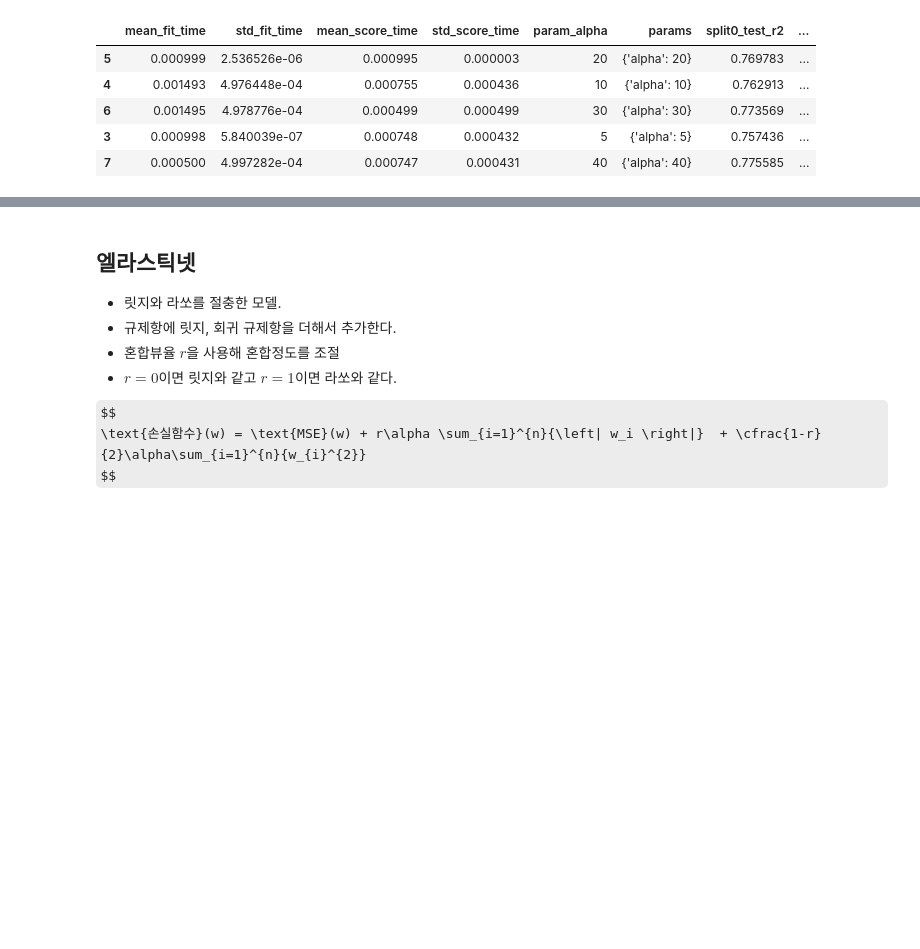
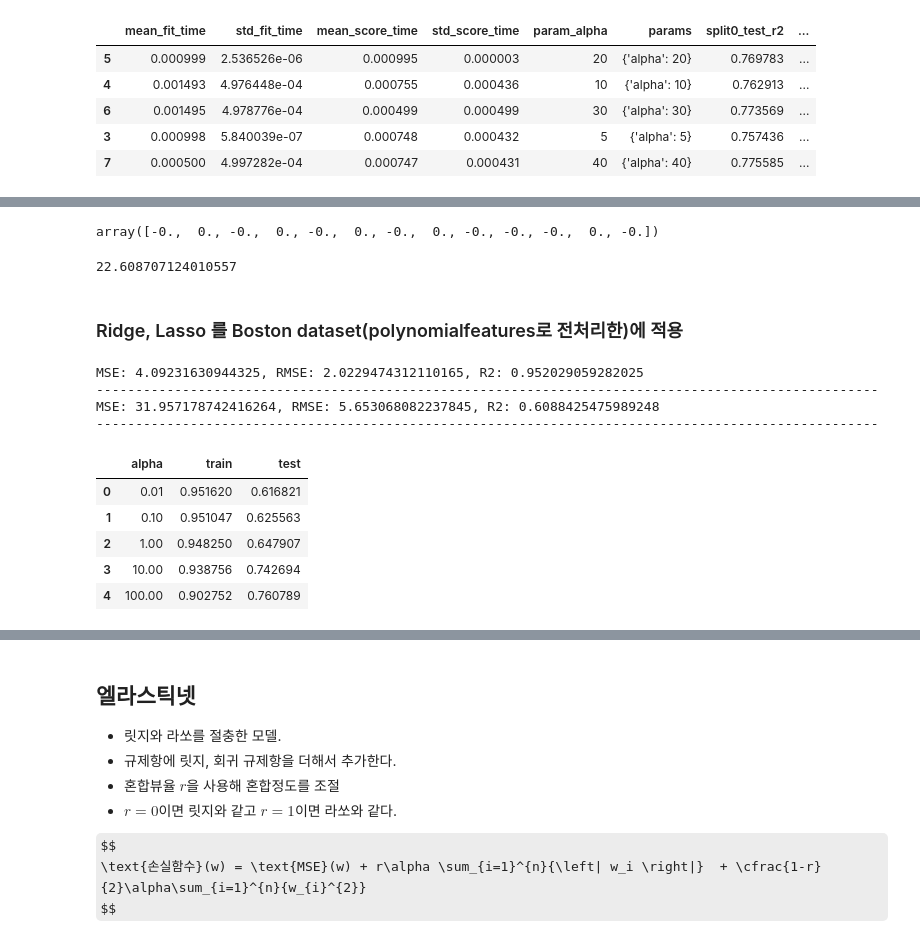
Before and after one commit to purple-cabbage0030/class_review, a Jupyter notebook: 11.MachineLearning/13_선형회귀.ipynb, the cells around one changed output, grey strips where cells are left out. Saved outputs shown, nothing was run; the diff lists cells and outputs as text; code cells hidden in the pictures; some formulas as TeX source; blank space fills up the shorter version.

```diff
--- a/11.MachineLearning/13_선형회귀.ipynb
+++ b/11.MachineLearning/13_선형회귀.ipynb
@@ -617,0 +643,9 @@ $$
+# %%
+lasso = Lasso(random_state=0, alpha=10)   # alpha = 10
+lasso.fit(X_train_scaled, y_train)
+pred_train = lasso.predict(X_train_scaled)
+pred_test = lasso.predict(X_test_scaled)
+
+print("alpha=10")
+print_regression_metrics(y_train, pred_train, 'train')
+print_regression_metrics(y_test, pred_test, 'test')
@@ -617,0 +660,53 @@ $$
+# %%
+lasso.coef_
+# %% [output]
+array([-0.,  0., -0.,  0., -0.,  0., -0.,  0., -0., -0., -0.,  0., -0.])
+# %%
+lasso.intercept_
+# %% [output]
+22.608707124010557
+# %% [markdown]
+### Ridge, Lasso 를 Boston dataset(polynomialfeatures로 전처리한)에 적용
+# %%
+from sklearn.linear_model import Ridge, Lasso, LinearRegression
+alpha_list = [0.01, 0.1, 1, 10, 100]
+
+lr = LinearRegression()
+lr.fit(X_train_scaled_poly, y_train)
+
+pred_train_lr = lr.predict(X_train_scaled_poly)
+pred_test_lr = lr.predict(X_test_scaled_poly)
+
+print_regression_metrics(y_train, pred_train_lr)
+print_regression_metrics(y_test, pred_test_lr)
+# %% [output]
+MSE: 4.09231630944325, RMSE: 2.0229474312110165, R2: 0.952029059282025
+----------------------------------------------------------------------------------------------------
+MSE: 31.957178742416264, RMSE: 5.653068082237845, R2: 0.6088425475989248
+----------------------------------------------------------------------------------------------------
+# %%
+# Ridge의 alpha값 변화에 따른 r2 값을 저장할 리스트
+ridge_train_metrics_list = []
+ridge_test_metrics_list = []
+
+for alpha in alpha_list:
+    ridge = Ridge(alpha=alpha, random_state=0)
+    ridge.fit(X_train_scaled_poly, y_train)
+    pred_train = ridge.predict(X_train_scaled_poly)
+    pred_test = ridge.predict(X_test_scaled_poly)
+    ridge_train_metrics_list.append(r2_score(y_train, pred_train))
+    ridge_test_metrics_list.append(r2_score(y_test, pred_test))
+# %%
+ridge_result = pd.DataFrame({
+    "alpha":alpha_list,
+    "train":ridge_train_metrics_list,
+    "test":ridge_test_metrics_list
+})
+ridge_result
+# %% [output]
+|  | alpha | train | test |
+| 0 | 0.01 | 0.951620 | 0.616821 |
+| 1 | 0.10 | 0.951047 | 0.625563 |
+| 2 | 1.00 | 0.948250 | 0.647907 |
+| 3 | 10.00 | 0.938756 | 0.742694 |
+| 4 | 100.00 | 0.902752 | 0.760789 |
```
Also changed, not shown: parts of 8 cells of this notebook.
